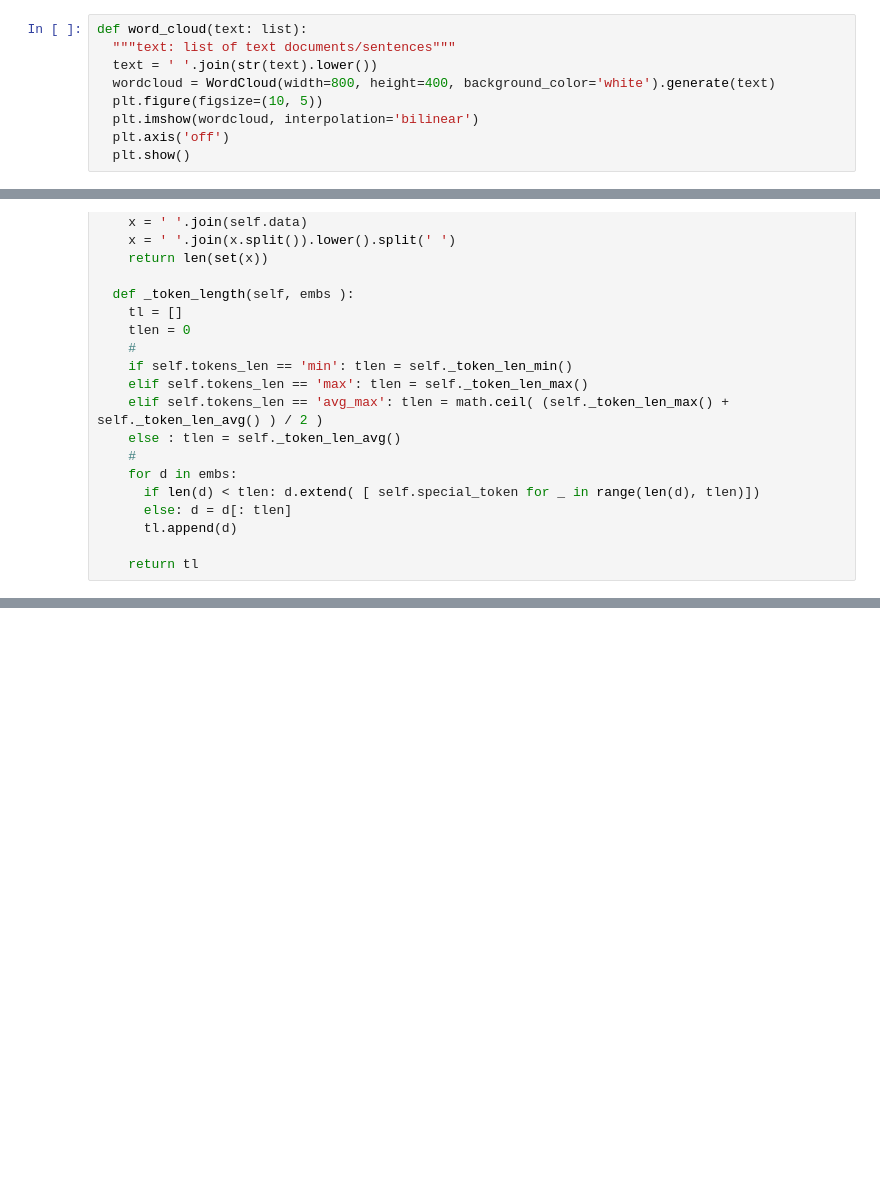
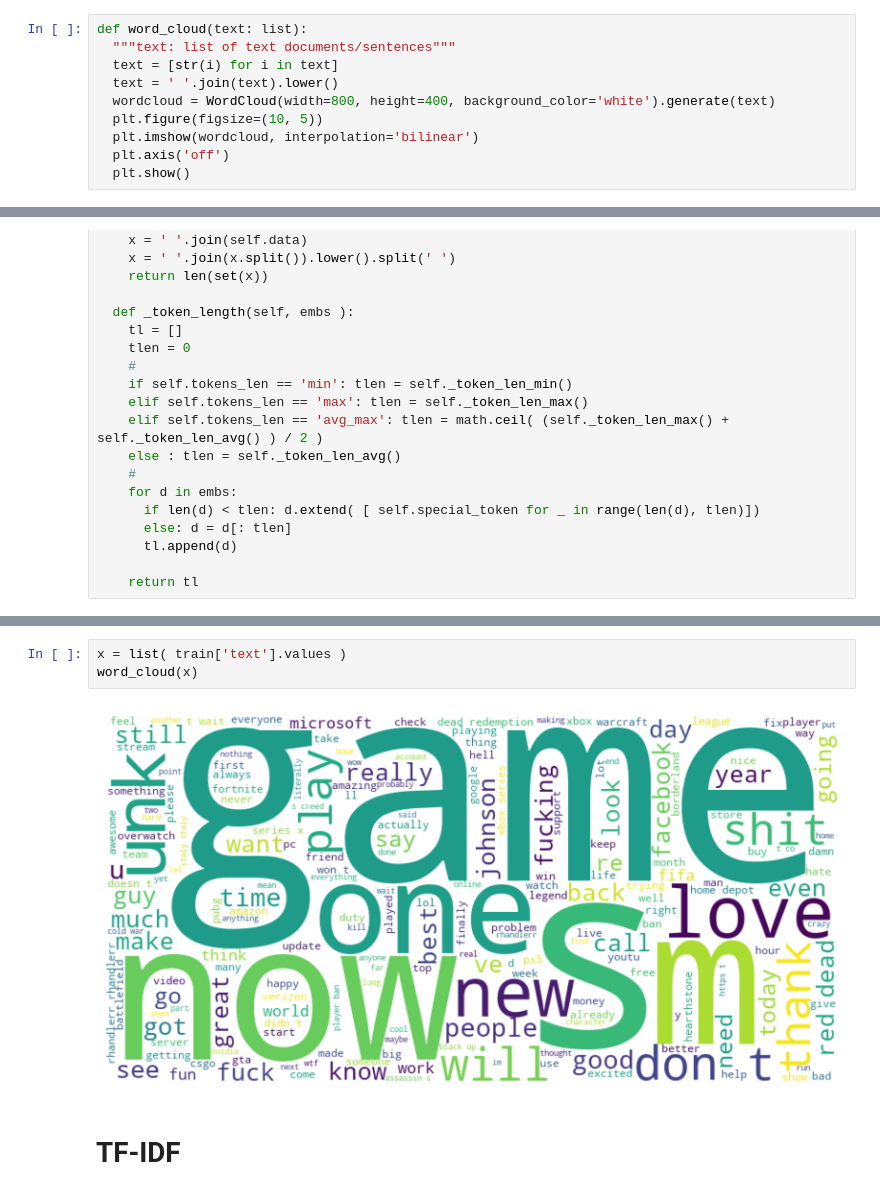
Before and after one commit to kibambe-0167/bm25-sa, a Jupyter notebook: app.ipynb, the cells around one changed output, grey strips where cells are left out. Drawn from its saved outputs; the diff is of its cells as text; blank space fills up the shorter version.

```diff
--- a/app.ipynb
+++ b/app.ipynb
@@ -10,7 +13,8 @@ import matplotlib.pyplot as plt
 # %%
 def word_cloud(text: list):
   """text: list of text documents/sentences"""
-  text = ' '.join(str(text).lower())
+  text = [str(i) for i in text]
+  text = ' '.join(text).lower()
   wordcloud = WordCloud(width=800, height=400, background_color='white').generate(text)
   plt.figure(figsize=(10, 5))
   plt.imshow(wordcloud, interpolation='bilinear')
@@ -132,0 +144,7 @@ class BM25():
+# %%
+x = list( train['text'].values )
+word_cloud(x)
+# %% [output]
+[figure, added]
+# %% [markdown]
+# TF-IDF
```
Also changed, not shown: parts of 10 cells of this notebook, 1 other file.
